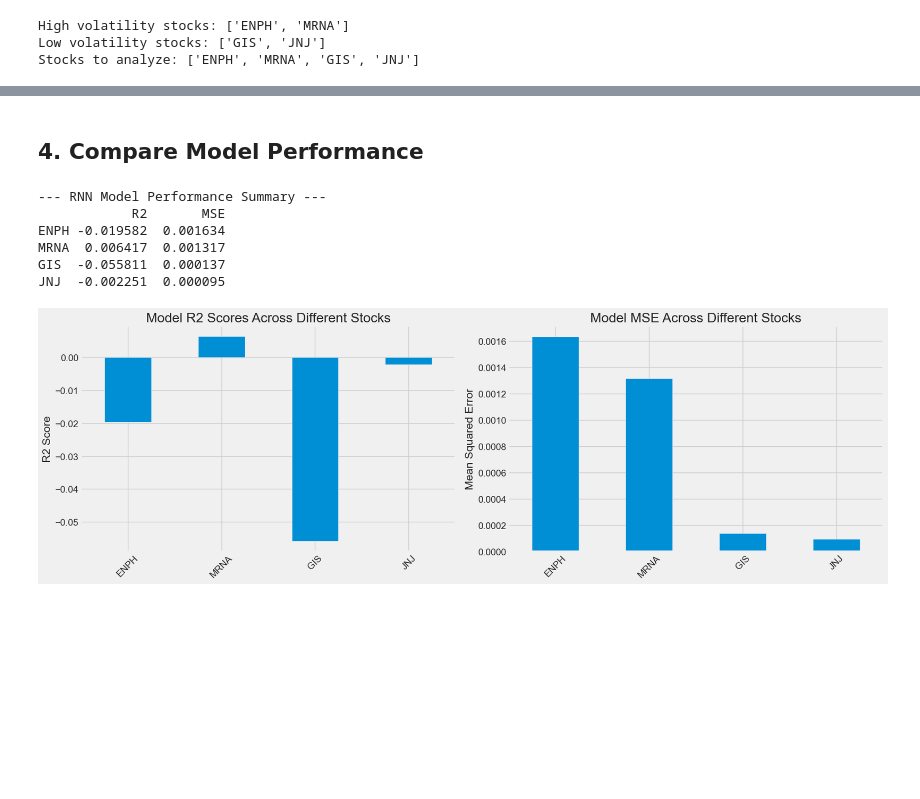
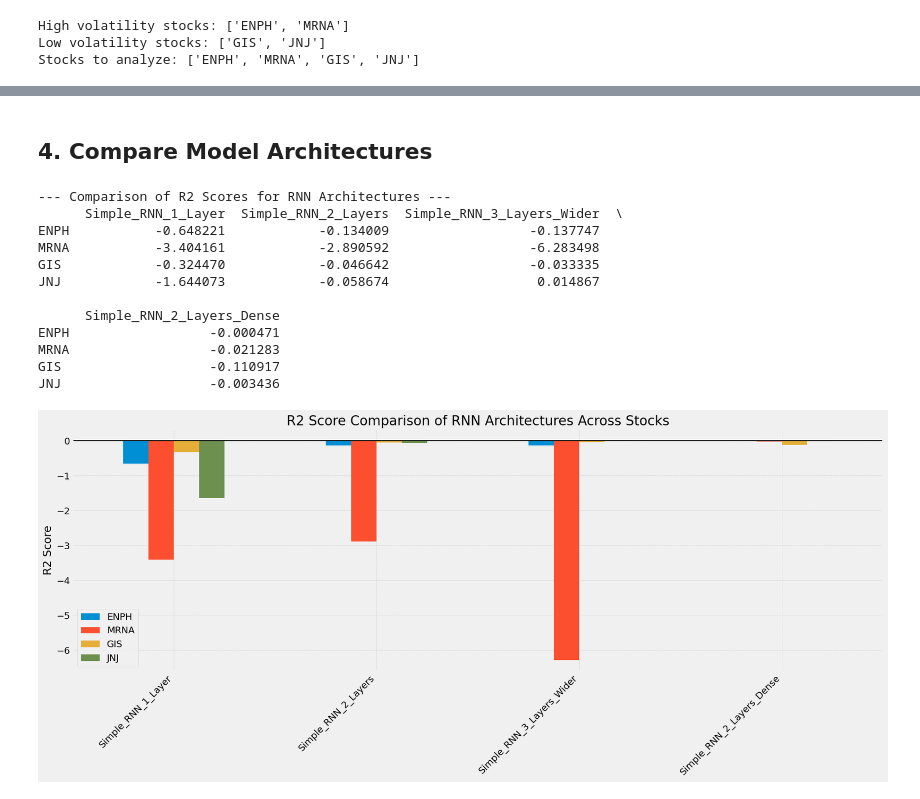
Before and after one commit to vinconig/Stonks, a Jupyter notebook: rnn.ipynb, the cells around one changed output, grey strips where cells are left out. Drawn from its saved outputs; the diff is of its cells as text; code cells hidden in the pictures; blank space fills up the shorter version.

Commit message:
Add couple more models

```diff
--- a/rnn.ipynb
+++ b/rnn.ipynb
@@ -195,26 +243,37 @@ Model: "sequential_1"
 # %% [markdown]
-## 4. Compare Model Performance
+## 4. Compare Model Architectures
-# %%
-df_results = pd.DataFrame(results_summary).T
-print("\n--- RNN Model Performance Summary ---")
-print(df_results)
-
-fig, axes = plt.subplots(nrows=1, ncols=2, figsize=(18, 6), sharey=False)
-df_results['R2'].plot(kind='bar', ax=axes[0], title='Model R2 Scores Across Different Stocks')
-axes[0].set_ylabel('R2 Score')
-axes[0].tick_params(axis='x', rotation=45)
-
-df_results['MSE'].plot(kind='bar', ax=axes[1], title='Model MSE Across Different Stocks')
-axes[1].set_ylabel('Mean Squared Error')
-axes[1].tick_params(axis='x', rotation=45)
-
-plt.tight_layout()
-plt.show()
-# %% [output]
---- RNN Model Performance Summary ---
-            R2       MSE
-ENPH -0.019582  0.001634
-MRNA  0.006417  0.001317
-GIS  -0.055811  0.000137
-JNJ  -0.002251  0.000095
-[figure, removed]
+# %%
+# Reformat the nested dictionary for easier DataFrame creation
+reformatted_results = {}
+for stock, models in results_summary.items():
+    for model_name, metrics in models.items():
+        if model_name not in reformatted_results:
+            reformatted_results[model_name] = {}
+        reformatted_results[model_name][stock] = metrics['R2']
+
+df_r2_comparison = pd.DataFrame(reformatted_results)
+
+print("\n--- Comparison of R2 Scores for RNN Architectures ---")
+print(df_r2_comparison)
+
+df_r2_comparison.T.plot(kind='bar', figsize=(18, 8), title='R2 Score Comparison of RNN Architectures Across Stocks')
+plt.ylabel('R2 Score')
+plt.xticks(rotation=45, ha='right')
+plt.grid(True, which='both', linestyle='--', linewidth=0.5)
+plt.axhline(0, color='black', linewidth=1.2, linestyle='-') # Add a line at R2=0
+plt.tight_layout()
+plt.show()
+# %% [output]
+--- Comparison of R2 Scores for RNN Architectures ---
+      Simple_RNN_1_Layer  Simple_RNN_2_Layers  Simple_RNN_3_Layers_Wider  \
+ENPH           -0.648221            -0.134009                  -0.137747
+MRNA           -3.404161            -2.890592                  -6.283498
+GIS            -0.324470            -0.046642                  -0.033335
+JNJ            -1.644073            -0.058674                   0.014867
+
+      Simple_RNN_2_Layers_Dense
+ENPH                  -0.000471
+MRNA                  -0.021283
+GIS                   -0.110917
+JNJ                   -0.003436
+[figure, added]
```
Also changed, not shown: parts of 10 cells of this notebook.
